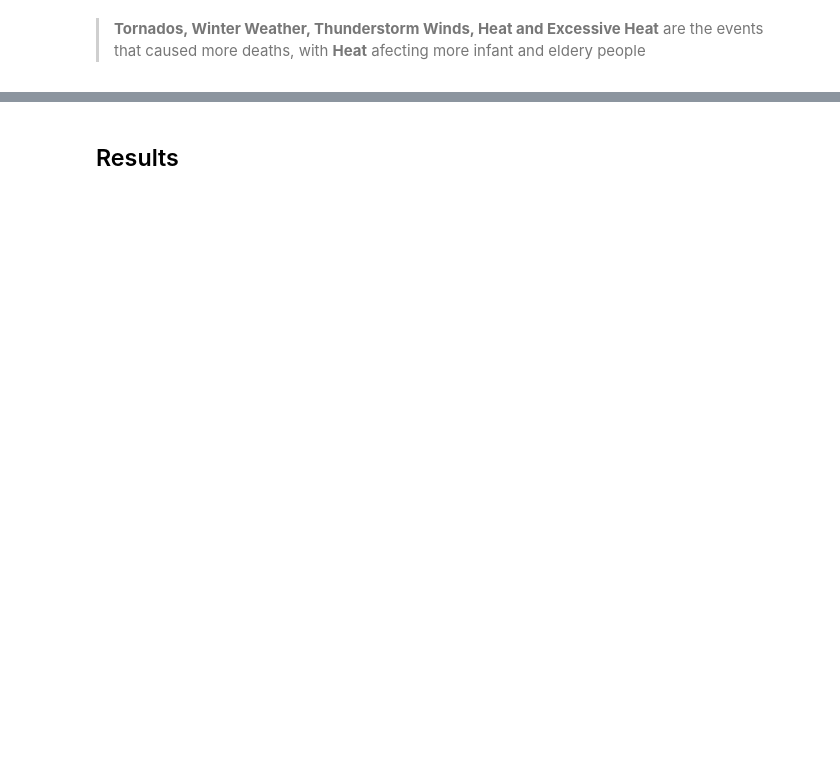
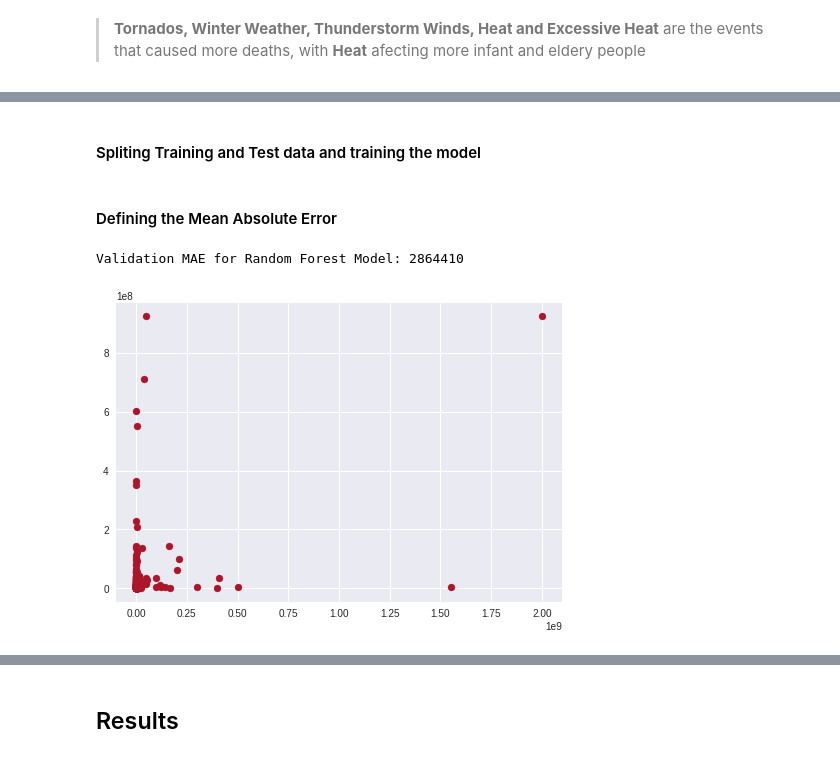
Before and after one commit to thiago-preira/UCDPA_ThiagoPereira, a Jupyter notebook: main.ipynb, the cells around one changed output, grey strips where cells are left out. Saved outputs shown, nothing was run; the diff lists cells and outputs as text; code cells hidden in the pictures; blank space fills up the shorter version.

Commit message:
First attempt of ml model

```diff
--- a/main.ipynb
+++ b/main.ipynb
@@ -388,0 +450,47 @@ Using ML will predict how much damage an specific event would cause.
+# %%
+subset_df = storm_details_df.query('EVENT_TYPE == "Tornado"')
+subset_df = subset_df[['TOR_F_SCALE','DAMAGE_TOTAL','TOR_WIDTH','TOR_LENGTH']]
+#one hot encoding
+subset_df = pd.get_dummies(subset_df, columns=["TOR_F_SCALE"], prefix="SCALE")
+
+
+X = subset_df[subset_df.columns]
+X = X.drop('DAMAGE_TOTAL',axis=1)
+X = X.drop('EVENT_TYPE',axis=1)
+
+
+y = subset_df['DAMAGE_TOTAL']
+
+sns.pairplot(X,hue='');
+
+
+#subset_def = storm_details_df[['EVENT_TYPE','DEATH_TOTAL','INJURIES_TOTAL','DAMAGE_TOTAL','MAGNITUDE']]
+# %% [markdown]
+#### Spliting Training and Test data and training the model
+# %%
+from sklearn.model_selection import train_test_split
+
+x_train, x_test, y_train, y_test = train_test_split(X, y, test_size = 0.3)
+
+from sklearn.ensemble import RandomForestRegressor
+
+rf_model = RandomForestRegressor(random_state=1)
+
+# fit model
+rf_model.fit(x_train,y_train)
+
+rf_pred = rf_model.predict(x_test)
+# %% [markdown]
+#### Defining the Mean Absolute Error
+# %%
+from sklearn import metrics
+
+rf_val_mae = metrics.mean_absolute_error(y_test, rf_pred)
+
+print("Validation MAE for Random Forest Model:", round(rf_val_mae))
+
+
+plt.scatter(y_test, rf_pred);
+# %% [output]
+Validation MAE for Random Forest Model: 2864410
+[figure, added]
```
Also changed, not shown: parts of 20 cells of this notebook, 5 other files.
